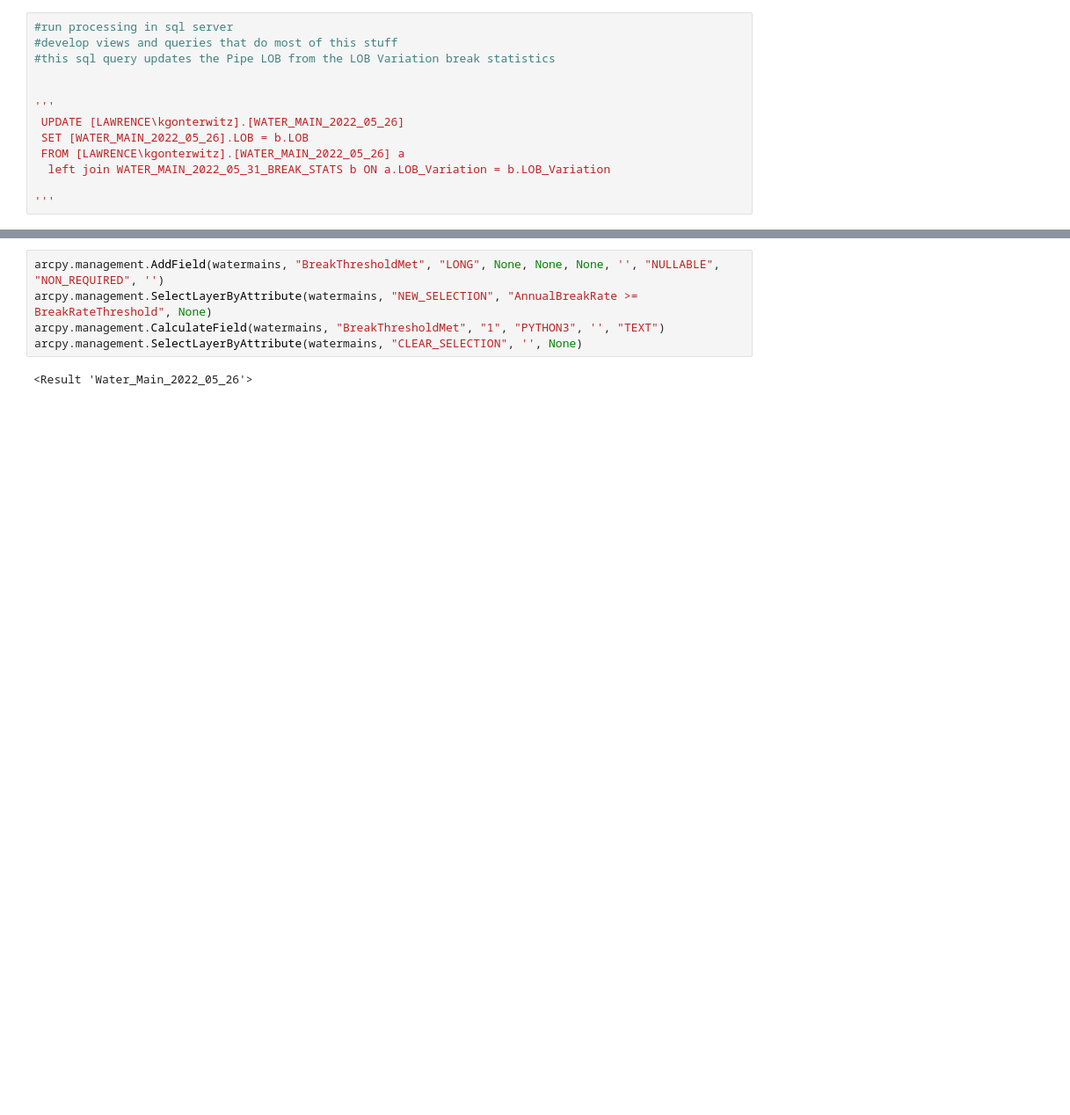
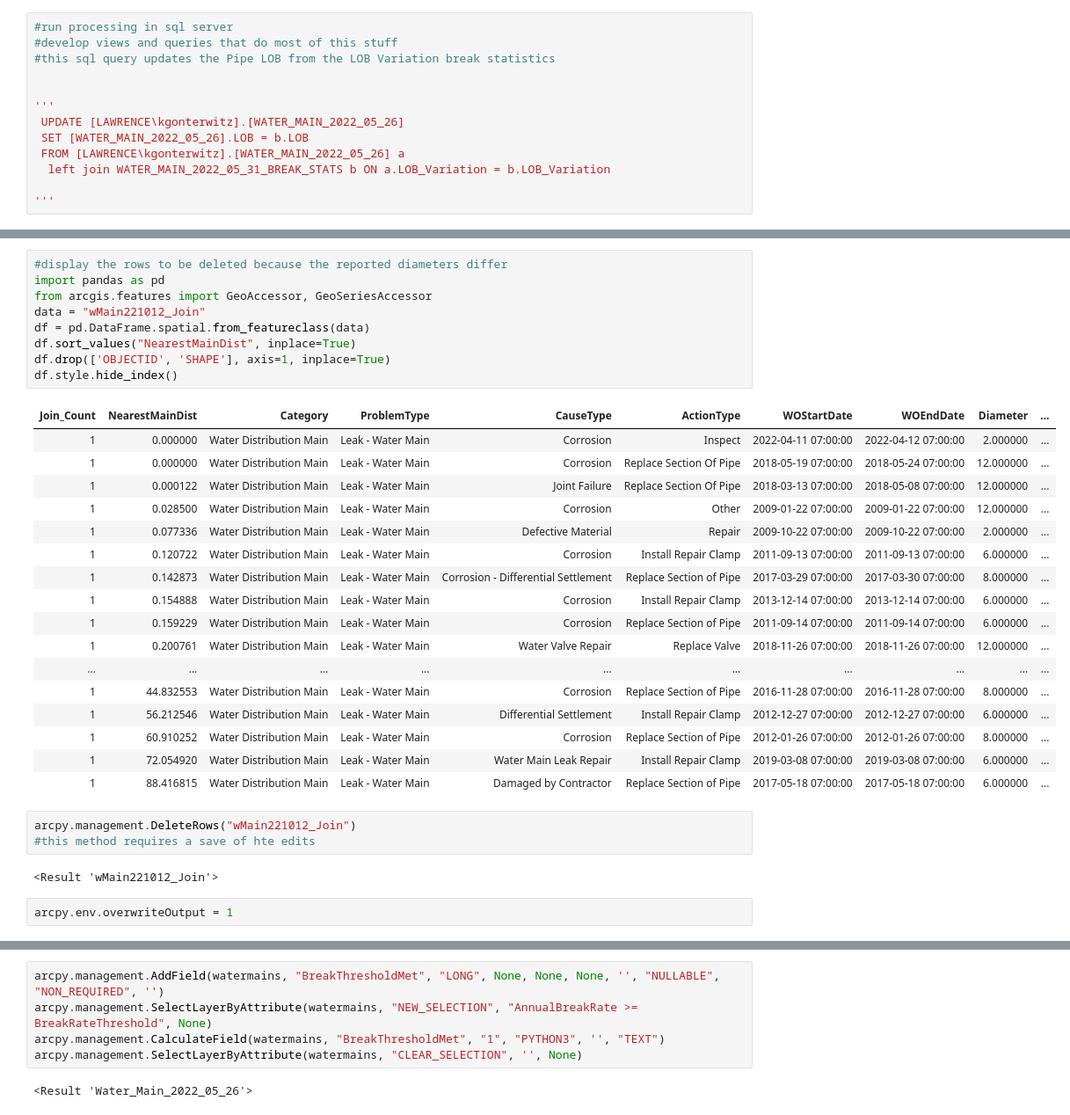
Before and after one commit to gontek/CMED, a Jupyter notebook: AssetPrediction.ipynb, the cells around one changed output, grey strips where cells are left out. Shown: that part at 88% size. Saved outputs shown, nothing was run; the diff lists cells and outputs as text; blank space fills up the shorter version.

```diff
--- a/AssetPrediction.ipynb
+++ b/AssetPrediction.ipynb
@@ -814,0 +859,34 @@ arcpy.management.SelectLayerByAttribute(watermains, "CLEAR_SELECTION", '', None)
+# %%
+#display the rows to be deleted because the reported diameters differ
+import pandas as pd
+from arcgis.features import GeoAccessor, GeoSeriesAccessor
+data = "wMain221012_Join"
+df = pd.DataFrame.spatial.from_featureclass(data)
+df.sort_values("NearestMainDist", inplace=True)
+df.drop(['OBJECTID', 'SHAPE'], axis=1, inplace=True)
+df.style.hide_index()
+# %% [output]
+| Join_Count | NearestMainDist | Category | ProblemType | CauseType | ActionType | WOStartDate | WOEndDate | Diameter | ... |
+| 1 | 0.000000 | Water Distribution Main | Leak - Water Main | Corrosion | Inspect | 2022-04-11 07:00:00 | 2022-04-12 07:00:00 | 2.000000 | ... |
+| 1 | 0.000000 | Water Distribution Main | Leak - Water Main | Corrosion | Replace Section Of Pipe | 2018-05-19 07:00:00 | 2018-05-24 07:00:00 | 12.000000 | ... |
+| 1 | 0.000122 | Water Distribution Main | Leak - Water Main | Joint Failure | Replace Section Of Pipe | 2018-03-13 07:00:00 | 2018-05-08 07:00:00 | 12.000000 | ... |
+| 1 | 0.028500 | Water Distribution Main | Leak - Water Main | Corrosion | Other | 2009-01-22 07:00:00 | 2009-01-22 07:00:00 | 12.000000 | ... |
+| 1 | 0.077336 | Water Distribution Main | Leak - Water Main | Defective Material | Repair | 2009-10-22 07:00:00 | 2009-10-22 07:00:00 | 2.000000 | ... |
+| 1 | 0.120722 | Water Distribution Main | Leak - Water Main | Corrosion | Install Repair Clamp | 2011-09-13 07:00:00 | 2011-09-13 07:00:00 | 6.000000 | ... |
+| 1 | 0.142873 | Water Distribution Main | Leak - Water Main | Corrosion - Differential Settlement | Replace Section of Pipe | 2017-03-29 07:00:00 | 2017-03-30 07:00:00 | 8.000000 | ... |
+| 1 | 0.154888 | Water Distribution Main | Leak - Water Main | Corrosion | Install Repair Clamp | 2013-12-14 07:00:00 | 2013-12-14 07:00:00 | 6.000000 | ... |
+| 1 | 0.159229 | Water Distribution Main | Leak - Water Main | Corrosion | Replace Section of Pipe | 2011-09-14 07:00:00 | 2011-09-14 07:00:00 | 6.000000 | ... |
+| 1 | 0.200761 | Water Distribution Main | Leak - Water Main | Water Valve Repair | Replace Valve | 2018-11-26 07:00:00 | 2018-11-26 07:00:00 | 12.000000 | ... |
+| ... | ... | ... | ... | ... | ... | ... | ... | ... | ... |
+| 1 | 44.832553 | Water Distribution Main | Leak - Water Main | Corrosion | Replace Section of Pipe | 2016-11-28 07:00:00 | 2016-11-28 07:00:00 | 8.000000 | ... |
+| 1 | 56.212546 | Water Distribution Main | Leak - Water Main | Differential Settlement | Install Repair Clamp | 2012-12-27 07:00:00 | 2012-12-27 07:00:00 | 6.000000 | ... |
+| 1 | 60.910252 | Water Distribution Main | Leak - Water Main | Corrosion | Replace Section of Pipe | 2012-01-26 07:00:00 | 2012-01-26 07:00:00 | 8.000000 | ... |
+| 1 | 72.054920 | Water Distribution Main | Leak - Water Main | Water Main Leak Repair | Install Repair Clamp | 2019-03-08 07:00:00 | 2019-03-08 07:00:00 | 6.000000 | ... |
+| 1 | 88.416815 | Water Distribution Main | Leak - Water Main | Damaged by Contractor | Replace Section of Pipe | 2017-05-18 07:00:00 | 2017-05-18 07:00:00 | 6.000000 | ... |
+# %%
+arcpy.management.DeleteRows("wMain221012_Join")
+#this method requires a save of hte edits
+# %% [output]
+<Result 'wMain221012_Join'>
+# %%
+arcpy.env.overwriteOutput = 1
```
Also changed, not shown: parts of 51 cells of this notebook.
